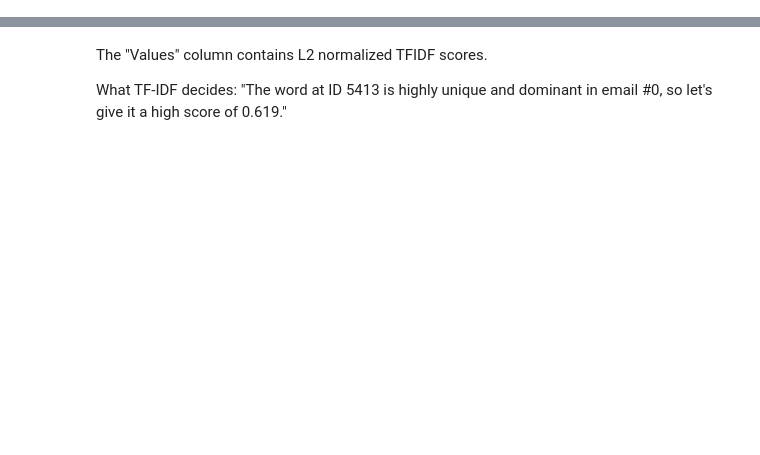
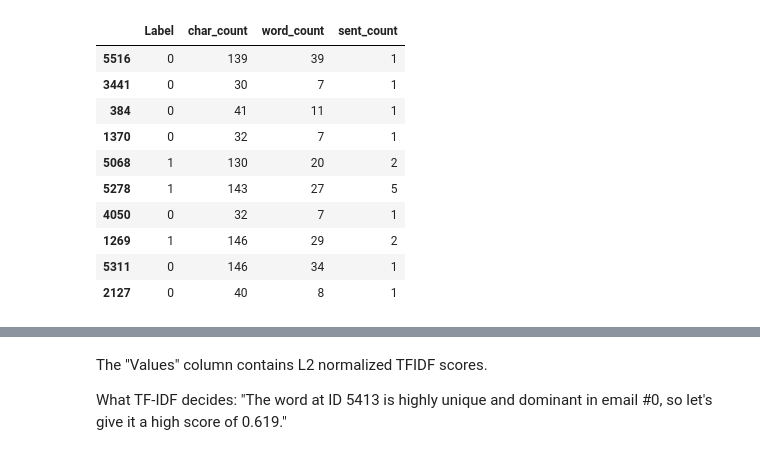
Before and after one commit to Moulicodes/email-spam-classifier, a Jupyter notebook: spam_filter.ipynb, the cells around one changed output, grey strips where cells are left out. Cells and saved outputs as stored; diff of their text form; code cells hidden in the pictures; blank space fills up the shorter version.

```diff
--- a/spam_filter.ipynb
+++ b/spam_filter.ipynb
@@ -28,0 +81,17 @@ df.head()
+# %%
+df['char_count'] = df['Message'].apply(len)
+df['word_count'] = df['Message'].apply(lambda x: len(nltk.word_tokenize(x)))
+df['sent_count'] = df['Message'].apply(lambda x: len(nltk.sent_tokenize(x)))
+df[['Label', 'char_count', 'word_count', 'sent_count']].sample(10)
+# %% [output]
+|  | Label | char_count | word_count | sent_count |
+| 5516 | 0 | 139 | 39 | 1 |
+| 3441 | 0 | 30 | 7 | 1 |
+| 384 | 0 | 41 | 11 | 1 |
+| 1370 | 0 | 32 | 7 | 1 |
+| 5068 | 1 | 130 | 20 | 2 |
+| 5278 | 1 | 143 | 27 | 5 |
+| 4050 | 0 | 32 | 7 | 1 |
+| 1269 | 1 | 146 | 29 | 2 |
+| 5311 | 0 | 146 | 34 | 1 |
+| 2127 | 0 | 40 | 8 | 1 |
```
Also changed, not shown: parts of 26 cells of this notebook.
